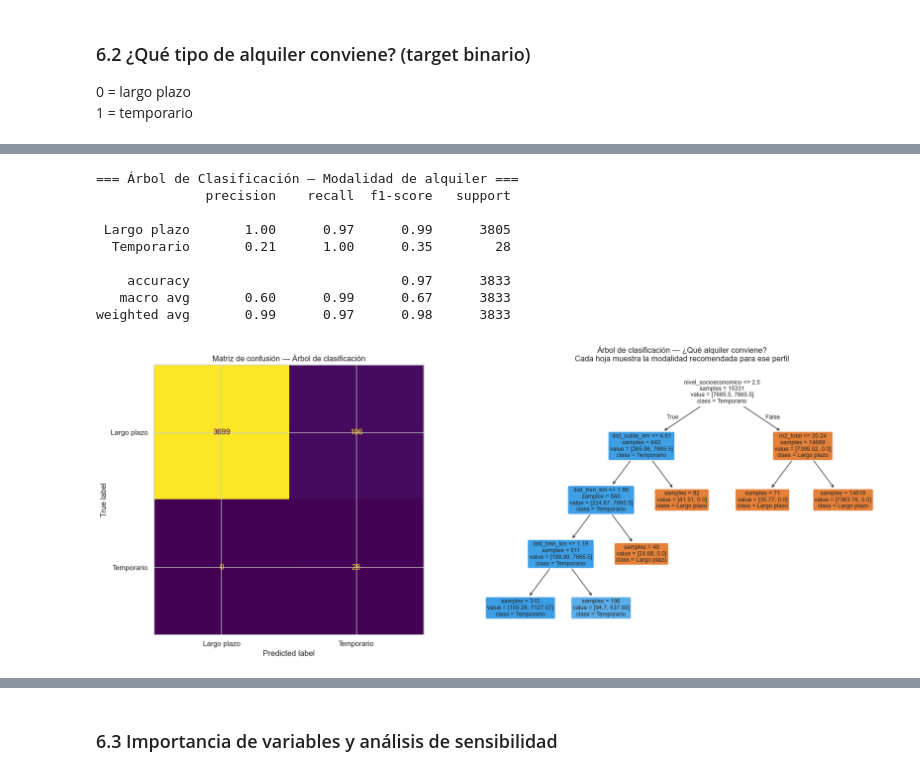
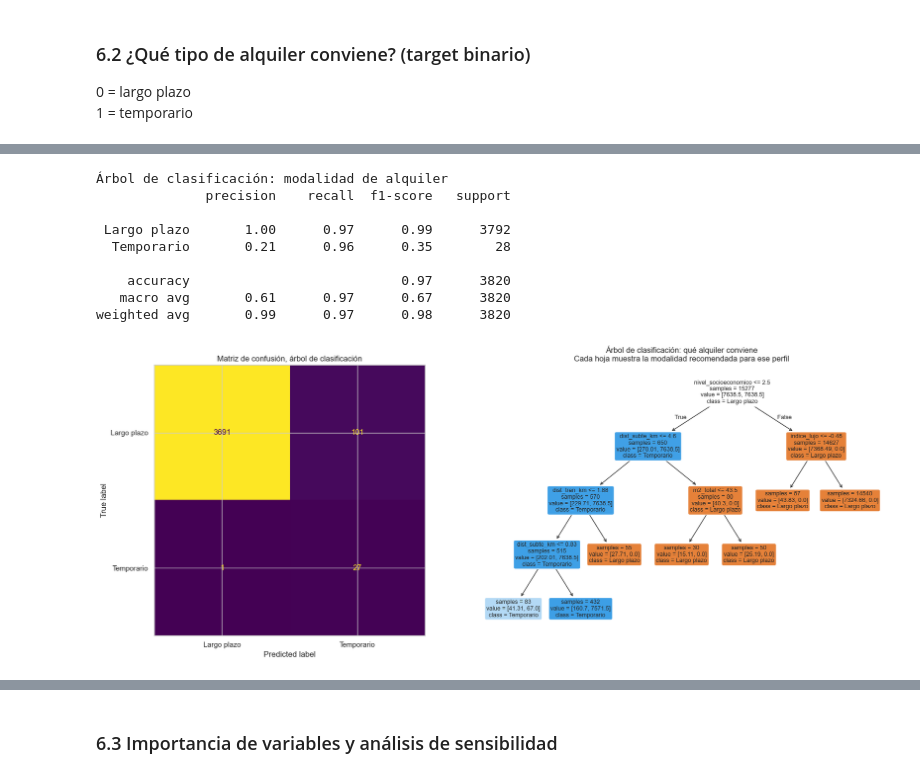
Before and after one commit to clararodriguezacevedo/descriptiva-real-estate, a Jupyter notebook: notebooks/TP3_Grupo_1.ipynb, the cells around one changed output, grey strips where cells are left out. Cells and saved outputs as stored; diff of their text form; code cells hidden in the pictures.

```diff
--- a/notebooks/TP3_Grupo_1.ipynb
+++ b/notebooks/TP3_Grupo_1.ipynb
@@ -50,6 +56,29 @@ Cargamos el dataset que ya viene con las coordenadas calculadas. Para cada propi
 Hay un detalle importante: aproximadamente uno de cada siete avisos no tiene coordenadas. Esto pasa cuando el aviso no incluye calle y altura, o cuando la dirección quedó como texto libre (por ejemplo, descripciones del estilo "Venta departamento en Recoleta"). Esos avisos quedan en la base para los análisis que no necesitan geografía, pero los sacamos de cualquier cálculo de distancia o de agrupamiento espacial.
 # %%
 df = pd.read_csv('../data/geocoding/dataframe_con_coords.tsv', sep='\t', low_memory=False)
+
+# Normalización de nombres de barrio para que coincidan con los del GeoJSON oficial.
+# Las variantes habituales (Paternal con o sin "La", o con acentuación distinta) las unificamos
+# acá para evitar que los joins espaciales pierdan registros. La forma canónica que usa
+# el GeoJSON es la que ponemos como valor.
+ALIAS_BARRIOS = {
+    'La Paternal': 'Paternal',
+    'LA PATERNAL': 'Paternal',
+    'la paternal': 'Paternal',
+    'PATERNAL': 'Paternal',
+    'paternal': 'Paternal',
+    'Boca': 'La Boca',
+    'BOCA': 'La Boca',
+    'la boca': 'La Boca',
+    'LA BOCA': 'La Boca',
+    'Núñez': 'Nuñez',
+    'NUÑEZ': 'Nuñez',
+    'nuñez': 'Nuñez',
+    'NUNEZ': 'Nuñez',
+    'Nunez': 'Nuñez',
+}
+df['barrio_oficial'] = df['barrio_oficial'].replace(ALIAS_BARRIOS)
+
 print(f'Dataset cargado: {df.shape[0]:,} filas y {df.shape[1]} columnas')
 print(f'Con coordenadas: {df["lat"].notna().sum():,} '
       f'({100 * df["lat"].notna().mean():.1f} %)')
@@ -578,7 +632,7 @@ NIVEL_SOCIOECONOMICO = {
     'Constitucion': 3, 'Balvanera': 3, 'Monserrat': 3, 'San Nicolas': 3,
     'Retiro': 3, 'Parque Chacabuco': 3, 'Parque Chas': 3,
     'Villa Del Parque': 3, 'Villa Gral. Mitre': 3, 'Villa Santa Rita': 3,
-    'Villa Real': 3, 'Agronomia': 3, 'La Paternal': 3,
+    'Villa Real': 3, 'Agronomia': 3, 'Paternal': 3,
     # Medio bajo
     'Liniers': 2, 'Mataderos': 2, 'Velez Sarsfield': 2, 'Versalles': 2,
     'Monte Castro': 2, 'Parque Avellaneda': 2, 'Parque Patricios': 2,
@@ -1431,7 +1490,9 @@ Por ende, decidimos seleccionar cuatro clusters ya que dos métodos lo avalan so
 K_FINAL = 4
 print(f'Cantidad final de clusters: {K_FINAL}')
 
-km_final = KMeans(n_clusters=K_FINAL, random_state=SEED, n_init='auto')
+# Reseteamos la semilla antes del ajuste final para que el resultado sea reproducible
+np.random.seed(SEED)
+km_final = KMeans(n_clusters=K_FINAL, random_state=SEED, n_init=10)
 df_clust_base['cluster'] = km_final.fit_predict(X_clust)
 
 # Mapeamos el cluster al dataframe principal
@@ -2416,43 +2366,43 @@ arbol_modal = DecisionTreeClassifier(
     class_weight='balanced'
 )
 arbol_modal.fit(X_train_m, y_train_m)
 y_pred_arbol_m = arbol_modal.predict(X_test_m)
 
-print('=== Árbol de Clasificación — Modalidad de alquiler ===')
+print('Árbol de clasificación: modalidad de alquiler')
 print(classification_report(y_test_m, y_pred_arbol_m,
       target_names=['Largo plazo', 'Temporario']))
 
 fig, axes = plt.subplots(1, 2, figsize=(18, 7))
 
 # Matriz de confusión
 cm = confusion_matrix(y_test_m, y_pred_arbol_m)
 ConfusionMatrixDisplay(cm, display_labels=['Largo plazo', 'Temporario']).plot(ax=axes[0], colorbar=False)
-axes[0].set_title('Matriz de confusión — Árbol de clasificación')
+axes[0].set_title('Matriz de confusión, árbol de clasificación')
 
 # Árbol
 plot_tree(
     arbol_modal,
     feature_names=features_ok,
     class_names=['Largo plazo', 'Temporario'],
     filled=True, rounded=True,
     fontsize=9, ax=axes[1],
     impurity=False, precision=2
 )
-axes[1].set_title('Árbol de clasificación — ¿Qué alquiler conviene?\n'
+axes[1].set_title('Árbol de clasificación: qué alquiler conviene\n'
                   'Cada hoja muestra la modalidad recomendada para ese perfil')
 plt.tight_layout()
 plt.show()
 # %% [output]
-=== Árbol de Clasificación — Modalidad de alquiler ===
+Árbol de clasificación: modalidad de alquiler
               precision    recall  f1-score   support
 
- Largo plazo       1.00      0.97      0.99      3805
-  Temporario       0.21      1.00      0.35        28
+ Largo plazo       1.00      0.97      0.99      3792
+  Temporario       0.21      0.96      0.35        28
 
-    accuracy                           0.97      3833
-   macro avg       0.60      0.99      0.67      3833
-weighted avg       0.99      0.97      0.98      3833
+    accuracy                           0.97      3820
+   macro avg       0.61      0.97      0.67      3820
+weighted avg       0.99      0.97      0.98      3820
-[figure, old version]
+[figure, new version]
 # %%
 # Curva ROC: logística vs árbol
 y_prob_arbol_m = arbol_modal.predict_proba(X_test_m)[:, 1]
```
Also changed, not shown: parts of 43 cells of this notebook, 8 other files.
